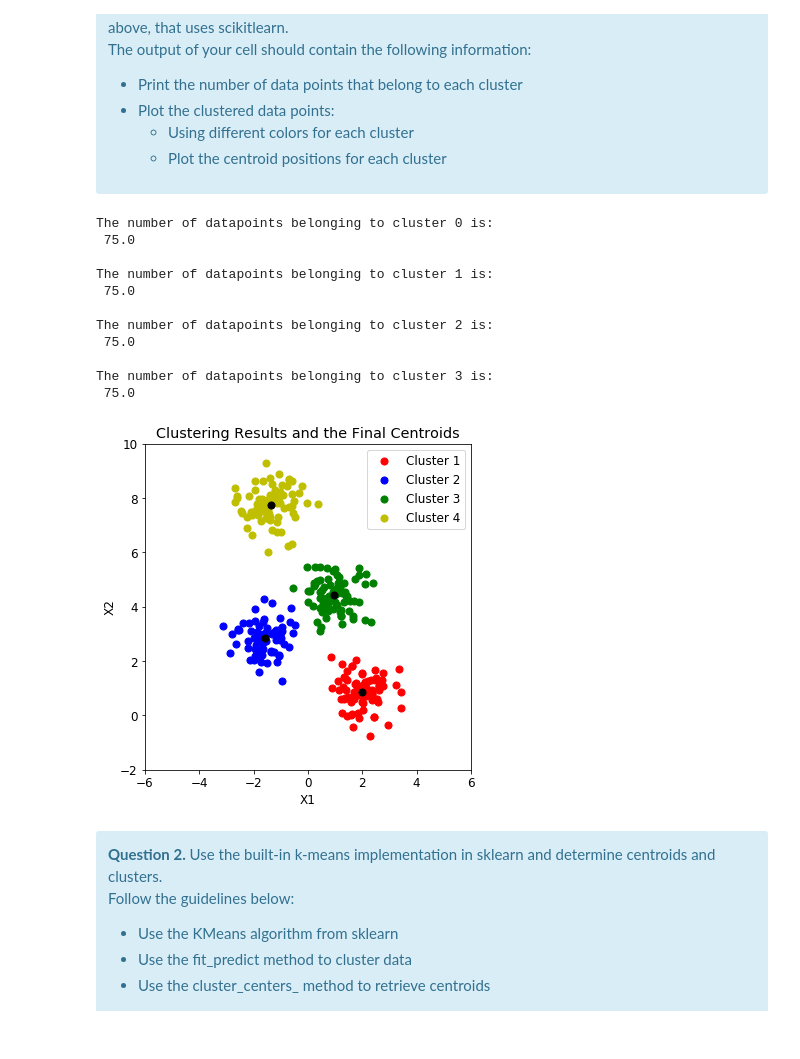
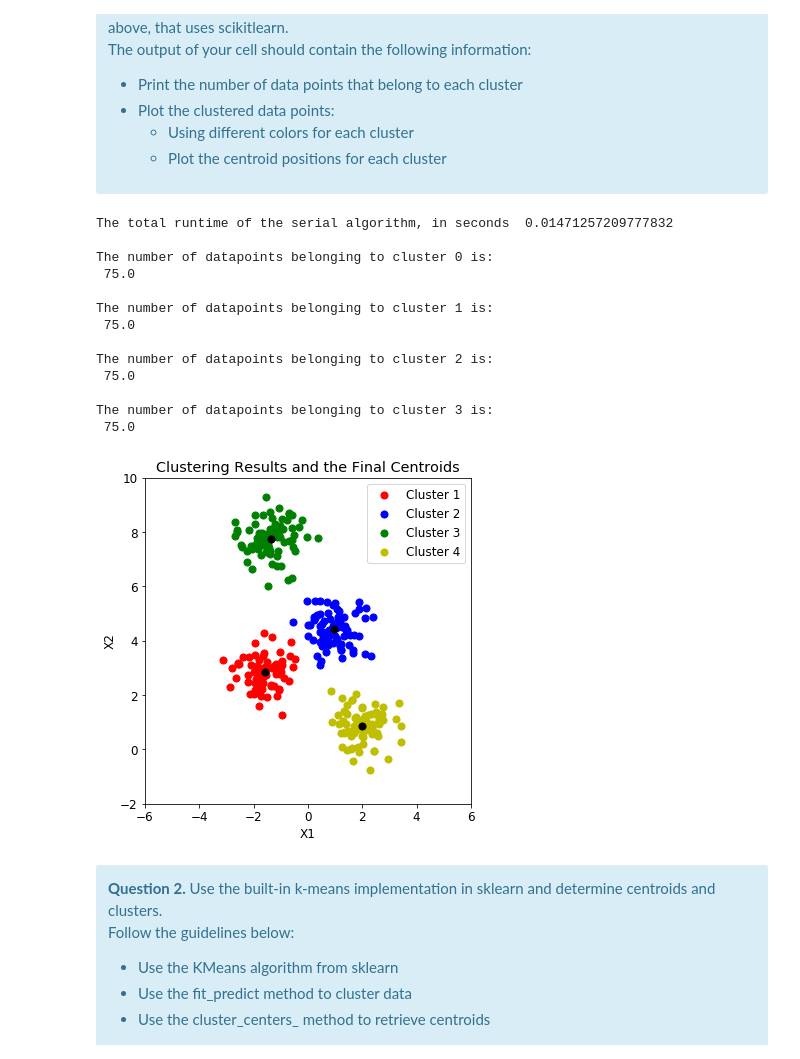
Before and after one commit to kandakji/Distributed-K-Means-Implementation, a Jupyter notebook: kmeans.ipynb, the cells around one changed output. Drawn from its saved outputs; the diff is of its cells as text; code cells hidden in the pictures.

```diff
--- a/kmeans.ipynb
+++ b/kmeans.ipynb
@@ -108,7 +108,7 @@ The output of your cell should contain the following information:
 </ul>
 </div>
 # %%
-def k_means(x, k,no_iterations, seed):
+def k_means(x, k,no_iterations, seed=None):
     '''
     Input:
         :param X: datapoints of the dataset
@@ -173,7 +173,13 @@ def k_means(x, k,no_iterations, seed):
 
     return centroids, cluster_assign, centroids_history, cluster_increment
 # %%
-centroids, cluster_assign, centroid_history, cluster_increment = k_means(x = X, k = 4, no_iterations = 10, seed = 12)
+T0 = time.time()
+centroids, cluster_assign, centroid_history, cluster_increment = k_means(x = X, k = 4, no_iterations = 30, seed = None)
+T1 = time.time()
+
+Total_Runtime = T1 - T0
+
+print('\n'+'\033[1m'+"The total runtime of the serial algorithm, in seconds "+'\033[0m', Total_Runtime)
 
 # colors dictionary for the cluster points
 color = {0: 'r',1: 'b', 2: 'g', 3: 'y'}
@@ -181,34 +187,36 @@ color = {0: 'r',1: 'b', 2: 'g', 3: 'y'}
 for i in np.arange(4):
     print("\nThe number of datapoints belonging to cluster",i,"is:\n",cluster_increment[i])
 
     indexes_datapoint_in_cluster_i = [j for j in range(len(X)) if cluster_assign[j] == i]
     # scatter plot
     plt.scatter(X[indexes_datapoint_in_cluster_i, 0], X[indexes_datapoint_in_cluster_i,1], s=50, color = color[i])
     plt.scatter(centroids[i][0], centroids[i][1], s=50, color = 'black',label='_nolegend_')
 
 
 plt.ylim(-2, 10)
 plt.xlim(-6, 6)
 plt.xlabel('X1')
 plt.ylabel('X2')
 plt.legend(['Cluster 1','Cluster 2', 'Cluster 3','Cluster 4'])
 plt.title('Clustering Results and the Final Centroids')
 plt.gca().set_aspect('equal')
 
 plt.show()
 # %% [output]
+The total runtime of the serial algorithm, in seconds  0.01471257209777832
+
 The number of datapoints belonging to cluster 0 is:
  75.0
 
 The number of datapoints belonging to cluster 1 is:
  75.0
 
 The number of datapoints belonging to cluster 2 is:
  75.0
 
 The number of datapoints belonging to cluster 3 is:
  75.0
-[figure, old version]
+[figure, new version]
 # %% [markdown]
 <div class="alert alert-block alert-info">
 <strong>Question 2.</strong> Use the built-in k-means implementation in sklearn and determine centroids and clusters.
```
Also changed, not shown: parts of 10 cells of this notebook.
